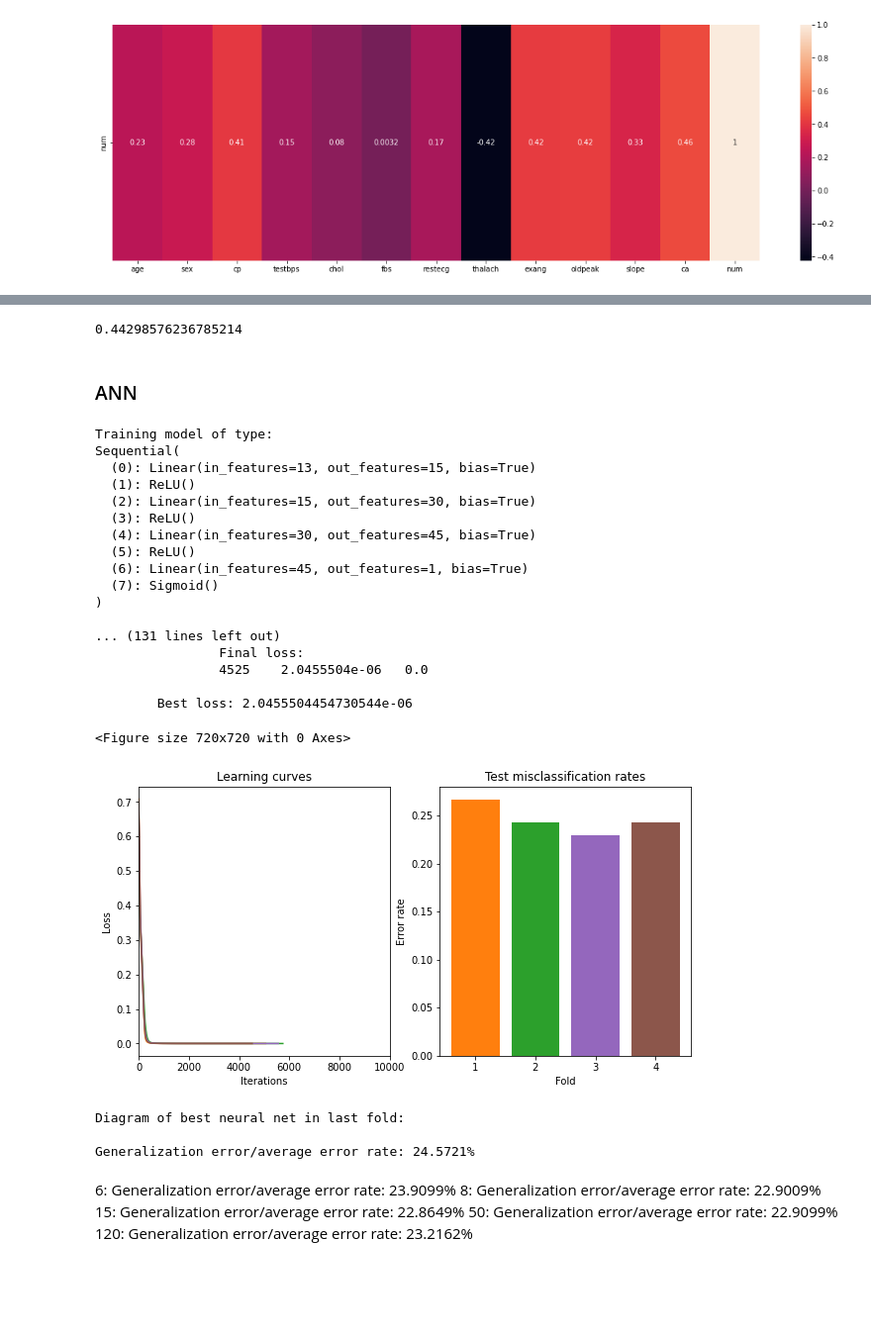
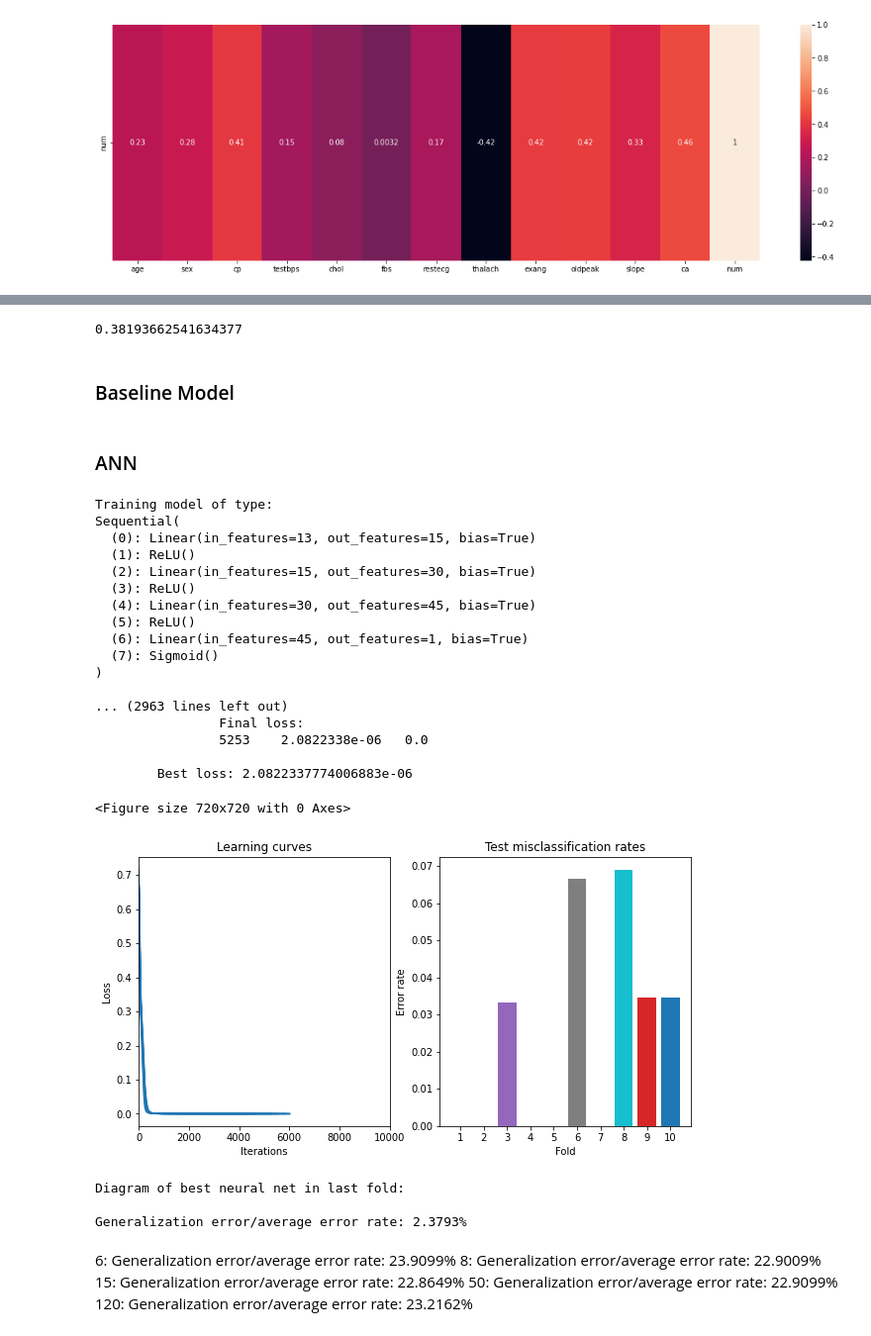
Before and after one commit to WizenPainter/DTU-02450, a Jupyter notebook: Assignment 1/project.ipynb, the cells around one changed output, grey strips where cells are left out. Shown at 99% size. Drawn from its saved outputs; the diff is of its cells as text; code cells hidden in the pictures; blank space fills up the shorter version.

```diff
--- a/Assignment 1/project.ipynb
+++ b/Assignment 1/project.ipynb
@@ -562,8 +564,9 @@ train_error_rate = np.zeros(len(lambda_interval))
 test_error_rate = np.zeros(len(lambda_interval))
 coefficient_norm = np.zeros(len(lambda_interval))
 for k in range(0, len(lambda_interval)):
-    mdl = LinearRegression()
+    # mdl = LinearRegression()
     # mdl = LogisticRegression(penalty='l2', C=1/opt_lambda)
+    mdl = Ridge(alpha = opt_lambda)
 
     mdl.fit(X_train, y_train)
 
@@ -621,4 +624,6 @@ The test MSE is 0.23218324545459793
 # %%
 mdl.score(X_test, y_test)
 # %% [output]
-0.44298576236785214
+0.38193662541634377
+# %% [markdown]
+### Baseline Model
@@ -627,10 +636,11 @@ mdl.score(X_test, y_test)
 # %%
 from sklearn.model_selection import KFold
 import torch
-K = 4
+K = 10
 CV = KFold(K,shuffle=True)
 
 X = X_scaled
+M = X.shape[1]
 # y = y.to_numpy()
 
 # Setup figure for display of the decision boundary for the several crossvalidation folds.
@@ -675,30 +685,52 @@ max_iter = 10000
 print('Training model of type:\n{}\n'.format(str(model())))
 
 # Do cross-validation:
+val_errors = []
 errors = [] # make a list for storing generalizaition error in each loop
 # Loop over each cross-validation split. The CV.split-method returns the
 # indices to be used for training and testing in each split, and calling
 # the enumerate-method with this simply returns this indices along with
 # a counter k:
-for k, (train_index, test_index) in enumerate(CV.split(X,y)):
+
+# Partition_index is used to create the second level cross validation with a training and a validation set.
+for k, (partition_index, test_index) in enumerate(CV.split(X,y)):
     print('\nCrossvalidation fold: {0}/{1}'.format(k+1,K))
 
-    # Extract training and test set for current CV fold,
+    # Extract training and validation set for second CV fold,
     # and convert them to PyTorch tensors
-    X_train = torch.Tensor(X[train_index,:] )
-    y_train = torch.Tensor(y[train_index] )
+    CV2 = KFold(K,shuffle=True)
+    for k, (train_index, validation_index) in enumerate(CV2.split(partition_index)):
+        X_train = torch.Tensor(X[train_index,:])
+        y_train = torch.Tensor(y.iloc[train_index].to_numpy())
+        X_validation = torch.Tensor(X[validation_index,:])
+        y_validation = torch.Tensor(y.iloc[validation_index].to_numpy())
+
+        # TODO
+        # print(X_train.reshape(X_train.shape[0],1).size())
+        net, final_loss, learning_curve = train_neural_net(model,
+                                                       loss_fn,
+                                                       X=torch.squeeze(X_train),
+                                                       y=y_train,
+                                                       n_replicates=3,
+                                                       max_iter=max_iter)
+
+        # Determine estimated class labels for test set
+        y_sigmoid = net(X_validation) # activation of final note, i.e. prediction of network
+        y_val_est = (y_sigmoid > .5).type(dtype=torch.uint8) # threshold output of sigmoidal function
+        y_val_est = y_validation.type(dtype=torch.uint8)
+        # Determine errors and error rate
+        e = (y_val_est != y_validation)
+        val_error_rate = (sum(e).type(torch.float)/len(y_validation)).data.numpy()
+        val_errors.append(val_error_rate) # store error rate for current CV fold
+
+    # X_train = torch.Tensor(X[train_index,:] )
+    # y_train = torch.Tensor(y[train_index] )
     X_test = torch.Tensor(X[test_index,:] )
-    y_test = torch.Tensor(y[test_index] )
+    y_test = torch.Tensor(y.iloc[test_index].to_numpy())
 
     y_train = y_train.reshape(y_train.shape[0],1)
     y_test = y_test.reshape(y_test.shape[0],1)
 
-    net, final_loss, learning_curve = train_neural_net(model,
-                                                       loss_fn,
-                                                       X=X_train,
-                                                       y=y_train,
-                                                       n_replicates=3,
-                                                       max_iter=max_iter)
 
     print('\n\tBest loss: {}\n'.format(final_loss))
 
@@ -727,40 +759,40 @@ summaries_axes[1].set_title('Test misclassification rates')
 # Show the plots
 plt.show(decision_boundaries.number) # try these lines if the following code fails (depends on package versions)
 plt.show(summaries.number)
 plt.show()
 
 # Display a diagram of the best network in last fold
 print('Diagram of best neural net in last fold:')
 weights = [net[i].weight.data.numpy().T for i in [0,2]]
 biases = [net[i].bias.data.numpy() for i in [0,2]]
 tf =  [str(net[i]) for i in [1,3]]
 # draw_neural_net(weights, biases, tf)
 
 # Print the average classification error rate
 print('\nGeneralization error/average error rate: {0}%'.format(round(100*np.mean(errors),4)))
 # %% [output]
 Training model of type:
 Sequential(
   (0): Linear(in_features=13, out_features=15, bias=True)
   (1): ReLU()
   (2): Linear(in_features=15, out_features=30, bias=True)
   (3): ReLU()
   (4): Linear(in_features=30, out_features=45, bias=True)
   (5): ReLU()
   (6): Linear(in_features=45, out_features=1, bias=True)
   (7): Sigmoid()
 )
 
-... (131 lines left out)
+... (2963 lines left out)
                 Final loss:
-                4525    2.0455504e-06   0.0
+                5253    2.0822338e-06   0.0
 
-        Best loss: 2.0455504454730544e-06
+        Best loss: 2.0822337774006883e-06
 <Figure size 720x720 with 0 Axes>
-[figure, old version]
+[figure, new version]
 Diagram of best neural net in last fold:
 
-Generalization error/average error rate: 24.5721%
+Generalization error/average error rate: 2.3793%
 # %% [markdown]
 6: Generalization error/average error rate: 23.9099%
 8: Generalization error/average error rate: 22.9009%
```
Also changed, not shown: parts of 7 cells of this notebook, 1 other file.
